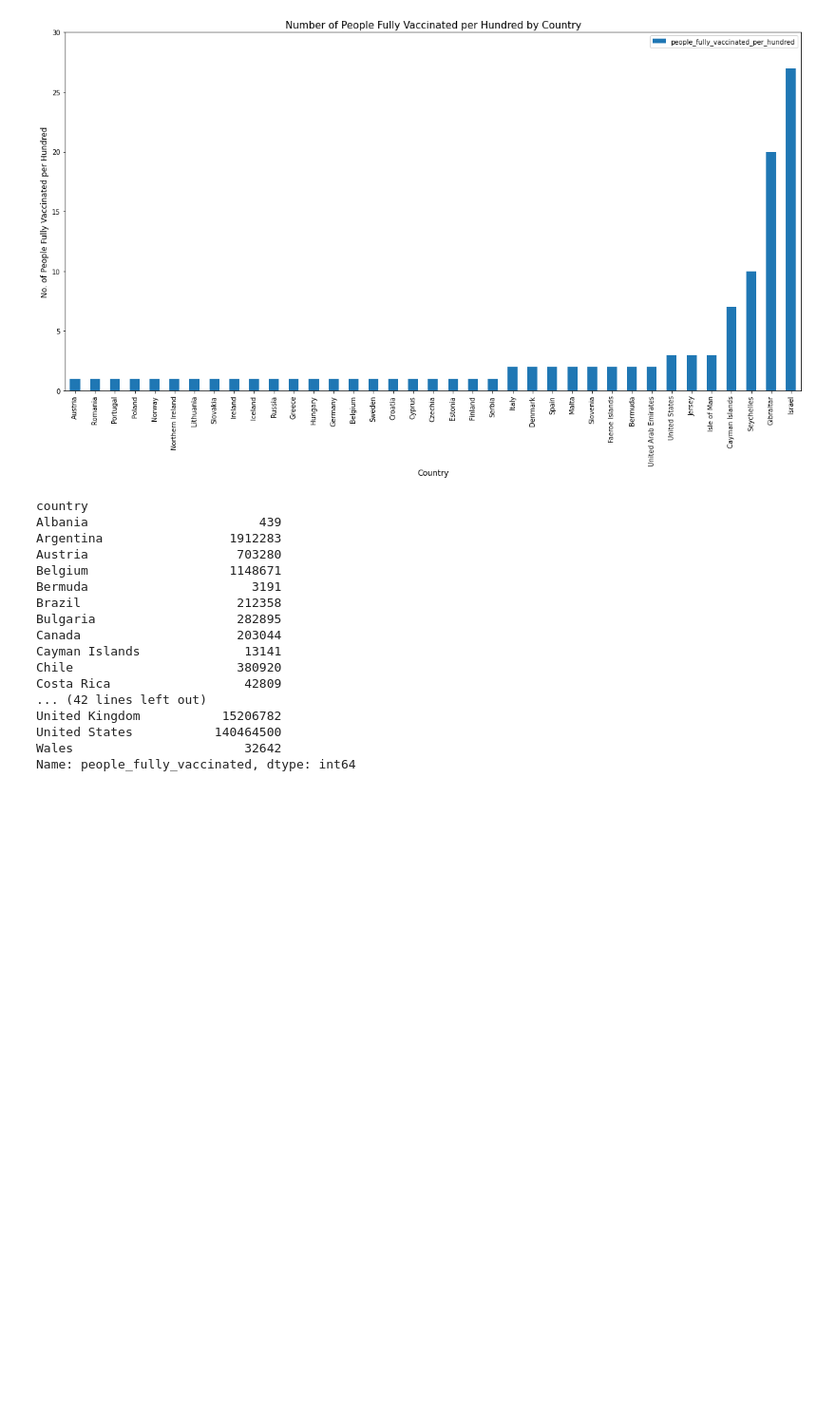
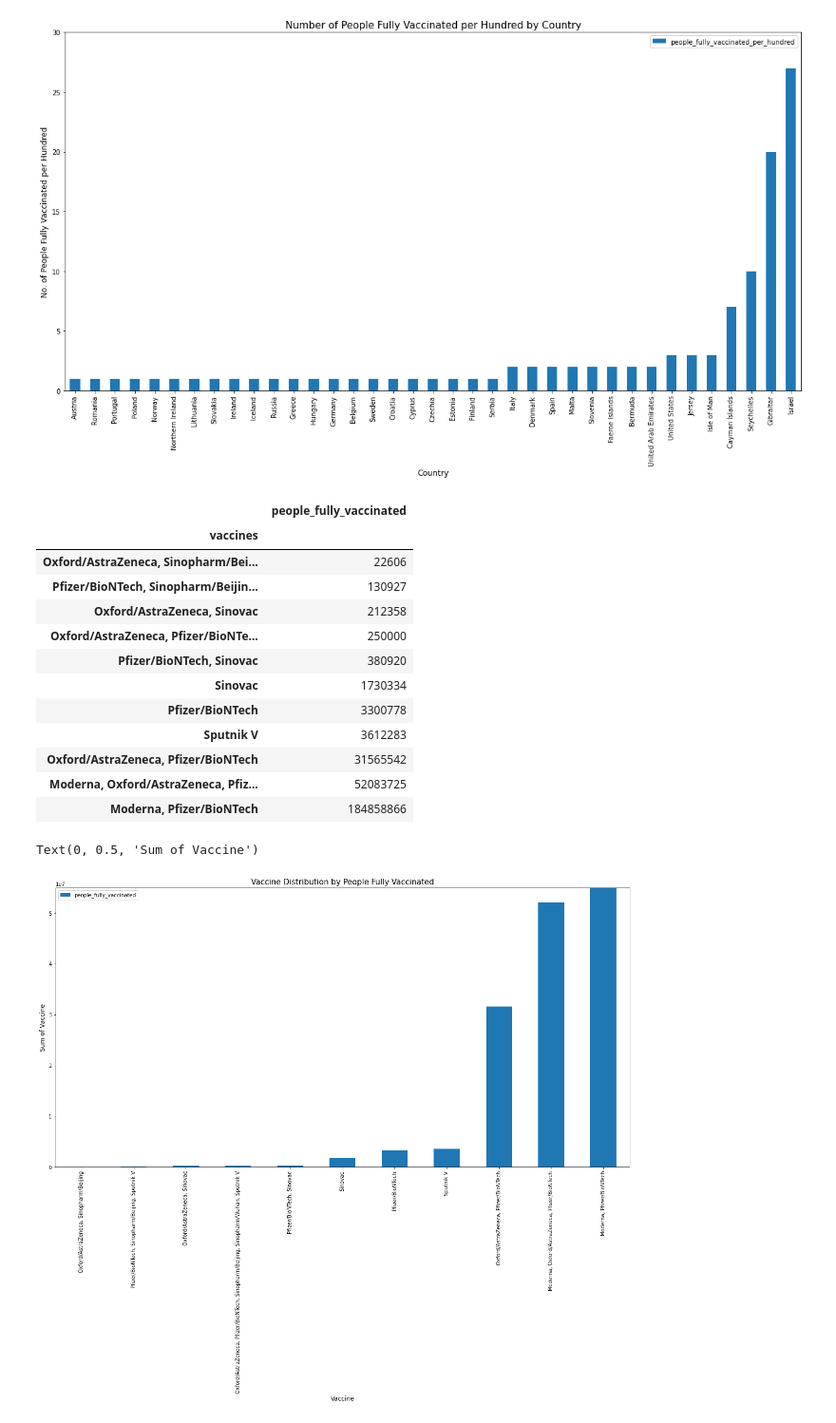
Before and after one commit to mcasiano1/Project-1, a Jupyter notebook: Final Data/final_analysis.ipynb, the cells around one changed output. Shown at 95% size. Saved outputs shown, nothing was run; the diff lists cells and outputs as text; code cells hidden in the pictures; blank space fills up the shorter version.

```diff
--- a/Final Data/final_analysis.ipynb
+++ b/Final Data/final_analysis.ipynb
@@ -164,30 +164,23 @@ Text(0, 0.5, 'No. of People Fully Vaccinated per Hundred')
 filtered_countries_vac=covid_df[["country","people_fully_vaccinated","vaccines"]].copy()
 filtered_countries_vac=filtered_countries_vac[filtered_countries_vac["people_fully_vaccinated"] !=0]
 
-filtered_no_zero_vac=filtered_countries_vac.groupby(["country"]).sum()["people_fully_vaccinated"]
-filtered_no_zero_vac
+filtered_no_zero_dist=filtered_countries_vac.groupby(["vaccines"])["people_fully_vaccinated"].sum()
+filtered_no_zero_dist_df=pd.DataFrame(filtered_no_zero_dist)
+filtered_no_zero_dist_df
 
-#filtered_countries_vac["country"].unique()
-#filtered_countries_vac
-#filtered_no_zero=filtered_countries_vac.groupby(["country"])["vaccines"].unique()
-#filtered_no_zero
-#vaccines_lst=filtered_countries_vac["vaccines"].unique()
-#vaccines_lst
+fil_no_zero_dist_sort=filtered_no_zero_dist_df.sort_values("people_fully_vaccinated")
+fil_no_zero_dist_sort
 # %% [output]
-country
-Albania                       439
-Argentina                 1912283
-Austria                    703280
-Belgium                   1148671
-Bermuda                      3191
-Brazil                     212358
-Bulgaria                   282895
-Canada                     203044
-Cayman Islands              13141
-Chile                      380920
-Costa Rica                  42809
-... (42 lines left out)
-United Kingdom           15206782
-United States           140464500
-Wales                       32642
-Name: people_fully_vaccinated, dtype: int64
+|  | people_fully_vaccinated |
+| vaccines |  |
+| Oxford/AstraZeneca, Sinopharm/Bei... | 22606 |
+| Pfizer/BioNTech, Sinopharm/Beijin... | 130927 |
+| Oxford/AstraZeneca, Sinovac | 212358 |
+| Oxford/AstraZeneca, Pfizer/BioNTe... | 250000 |
+| Pfizer/BioNTech, Sinovac | 380920 |
+| Sinovac | 1730334 |
+| Pfizer/BioNTech | 3300778 |
+| Sputnik V | 3612283 |
+| Oxford/AstraZeneca, Pfizer/BioNTech | 31565542 |
+| Moderna, Oxford/AstraZeneca, Pfiz... | 52083725 |
+| Moderna, Pfizer/BioNTech | 184858866 |
@@ -196,3 +187,13 @@ Name: people_fully_vaccinated, dtype: int64
+# %%
+#Graph the results
+fil_no_zero_dist_sort.plot.bar(figsize=(20,10))
+plt.title("Vaccine Distribution by People Fully Vaccinated", fontsize=15)
+plt.ylim(0,55000000)
+plt.xlabel("Vaccine", fontsize=12)
+plt.ylabel("Sum of Vaccine", fontsize=12)
+# %% [output]
+Text(0, 0.5, 'Sum of Vaccine')
+[figure, added]
 # %%
 #Q3:  Northern vs Southern Hemisphere-Identify global patterns or observations in regards to the vaccination types.
 #DF
```
Also changed, not shown: parts of 2 cells of this notebook.
